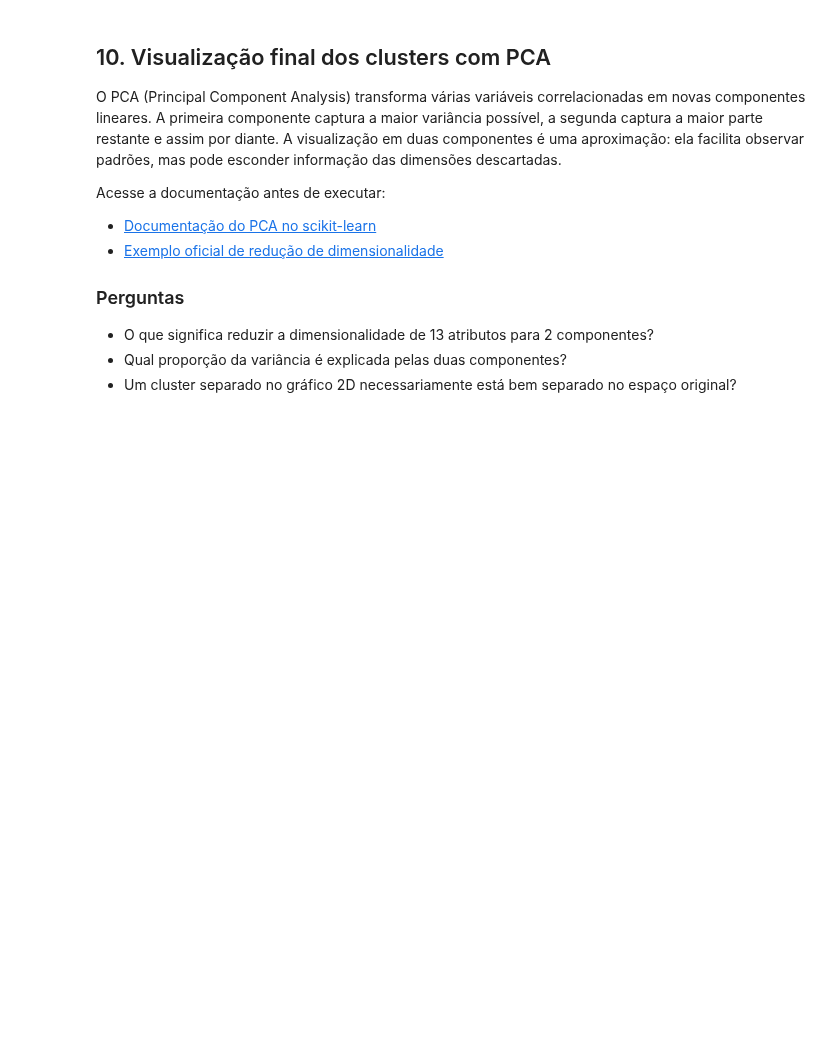
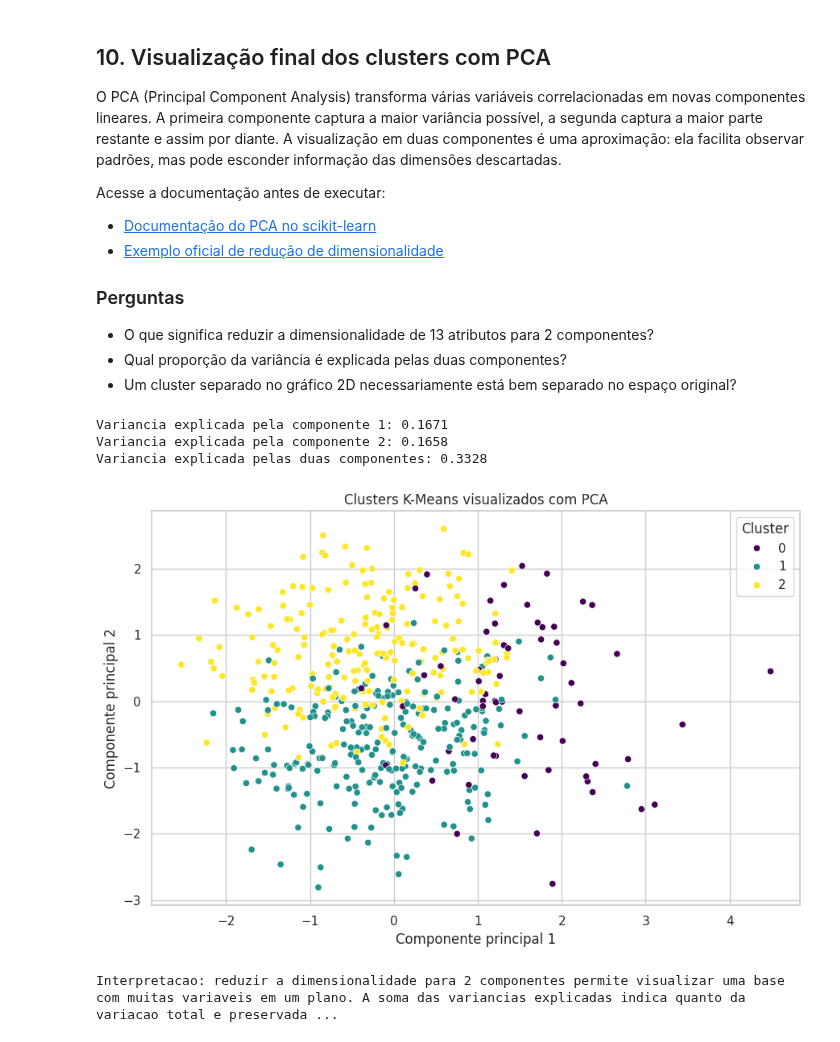
Before and after one commit to MathLopes29/Hashtag_AnaliseDados, a Jupyter notebook: Python/Cursos/PUC Ciência de Dados/Projetos/Machine Learning/04__3 Aula/UNIDADE 3 - PRATICA - ROTEIRO.ipynb, the cells around one changed output. Saved outputs shown, nothing was run; the diff lists cells and outputs as text; code cells hidden in the pictures; blank space fills up the shorter version.

```diff
--- a/Python/Cursos/PUC Ciência de Dados/Projetos/Machine Learning/04__3 Aula/UNIDADE 3 - PRATICA - ROTEIRO.ipynb
+++ b/Python/Cursos/PUC Ciência de Dados/Projetos/Machine Learning/04__3 Aula/UNIDADE 3 - PRATICA - ROTEIRO.ipynb
@@ -296,17 +713,39 @@ Acesse a documentação antes de executar:
 # %%
 from sklearn.decomposition import PCA
 
-# O PCA e usado aqui para visualizacao, nao para treinar os modelos.
-# TODO: aplique PCA(n_components=2) em X_cluster_prep.
-# pca = PCA(n_components=2, random_state=42)
-# X_cluster_pca = pca.fit_transform(X_cluster_prep)
-# print('Variancia explicada:', pca.explained_variance_ratio_)
-# sns.scatterplot(x=X_cluster_pca[:, 0], y=X_cluster_pca[:, 1], hue=kmeans_labels, palette='viridis')
-# plt.title('Clusters K-Means visualizados com PCA')
-# plt.xlabel('Componente principal 1')
-# plt.ylabel('Componente principal 2')
-# plt.show()
+# O PCA e usado aqui somente para visualizacao, nao para treinar os modelos.
+pca = PCA(n_components=2, random_state=42)
+X_cluster_pca = pca.fit_transform(X_cluster_prep)
 
-print('Relacione a visualizacao com a variancia explicada pelas componentes.')
+variancias = pca.explained_variance_ratio_
+print('Variancia explicada pela componente 1:', f'{variancias[0]:.4f}')
+print('Variancia explicada pela componente 2:', f'{variancias[1]:.4f}')
+print('Variancia explicada pelas duas componentes:', f'{variancias.sum():.4f}')
+
+plt.figure(figsize=(9, 6))
+sns.scatterplot(
+    x=X_cluster_pca[:, 0],
+    y=X_cluster_pca[:, 1],
+    hue=kmeans_labels,
+    palette='viridis'
+)
+plt.title('Clusters K-Means visualizados com PCA')
+plt.xlabel('Componente principal 1')
+plt.ylabel('Componente principal 2')
+plt.legend(title='Cluster')
+plt.tight_layout()
+plt.show()
+
+print(
+    '\nInterpretacao: reduzir a dimensionalidade para 2 componentes permite '
+    'visualizar uma base com muitas variaveis em um plano. A soma das variancias '
+    'explicadas indica quanto da variacao total e preservada nessa projecao.'
+)
+# %% [output]
+Variancia explicada pela componente 1: 0.1671
+Variancia explicada pela componente 2: 0.1658
+Variancia explicada pelas duas componentes: 0.3328
+[figure, added]
+Interpretacao: reduzir a dimensionalidade para 2 componentes permite visualizar uma base com muitas variaveis em um plano. A soma das variancias explicadas indica quanto da variacao total e preservada ...
 # %% [markdown]
 ## 11. Conclusão
```
Also changed, not shown: parts of 11 cells of this notebook, 27 other files.
